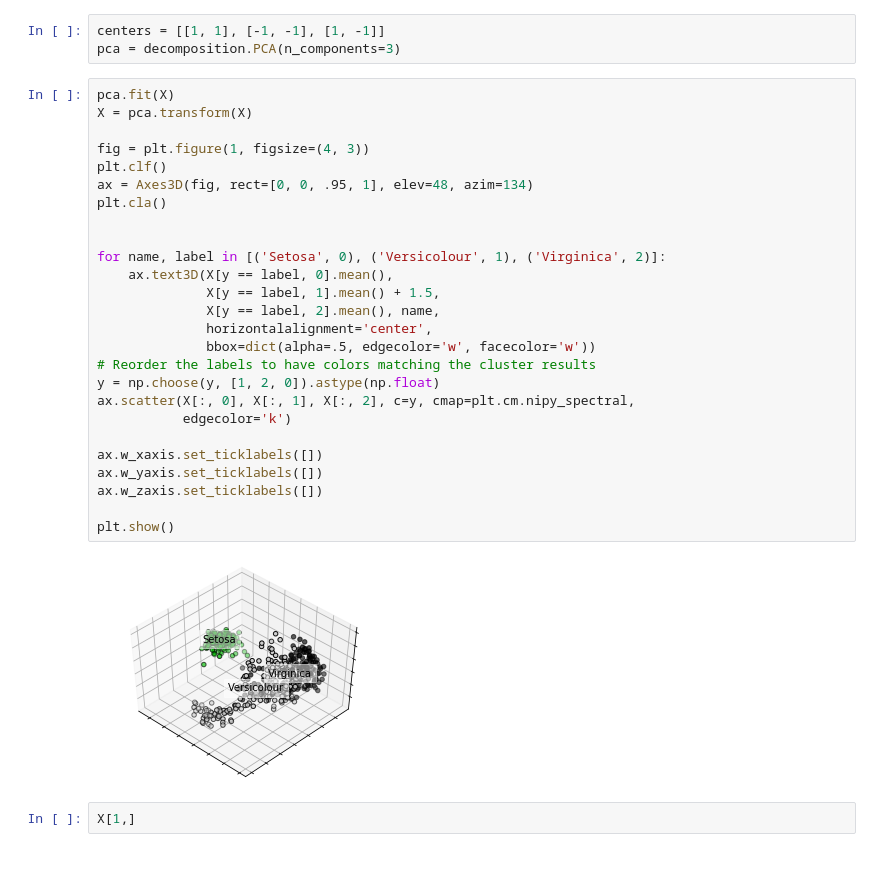
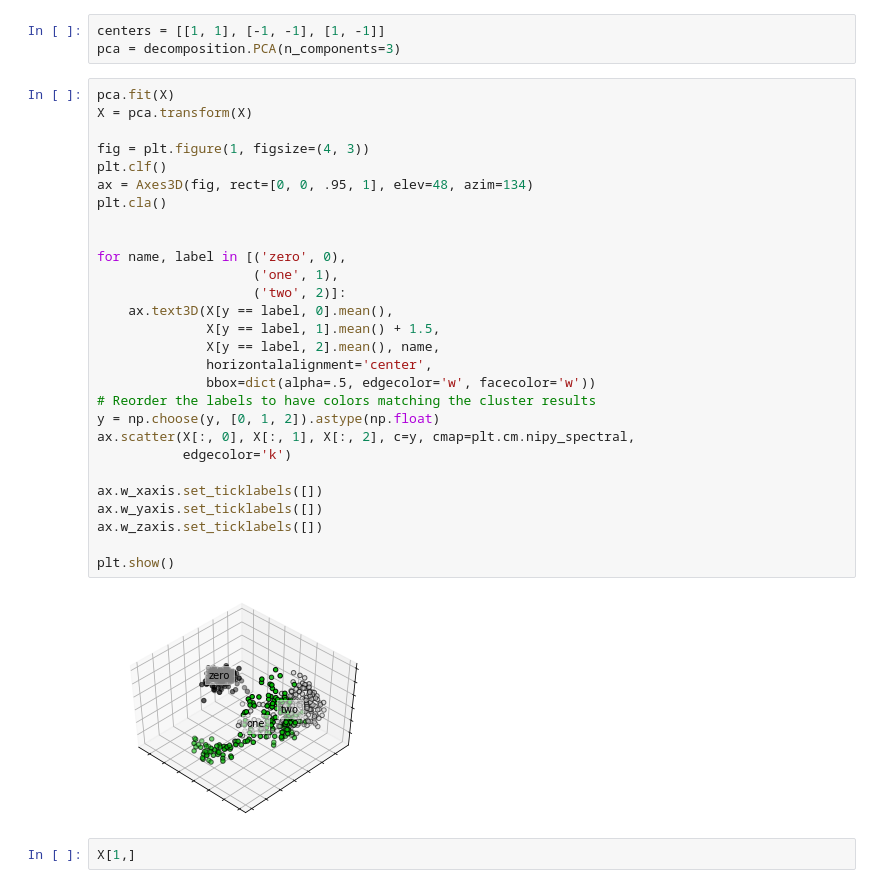
Before and after one commit to var0220/ML100Days, a Jupyter notebook: homework/Day_059_HW.ipynb, the cells around one changed output. Saved outputs shown, nothing was run; the diff lists cells and outputs as text.

```diff
--- a/homework/Day_059_HW.ipynb
+++ b/homework/Day_059_HW.ipynb
@@ -26,31 +26,33 @@ pca = decomposition.PCA(n_components=3)
 # %%
 pca.fit(X)
 X = pca.transform(X)
 
 fig = plt.figure(1, figsize=(4, 3))
 plt.clf()
 ax = Axes3D(fig, rect=[0, 0, .95, 1], elev=48, azim=134)
 plt.cla()
 
 
-for name, label in [('Setosa', 0), ('Versicolour', 1), ('Virginica', 2)]:
+for name, label in [('zero', 0),
+                    ('one', 1),
+                    ('two', 2)]:
     ax.text3D(X[y == label, 0].mean(),
               X[y == label, 1].mean() + 1.5,
               X[y == label, 2].mean(), name,
               horizontalalignment='center',
               bbox=dict(alpha=.5, edgecolor='w', facecolor='w'))
 # Reorder the labels to have colors matching the cluster results
-y = np.choose(y, [1, 2, 0]).astype(np.float)
+y = np.choose(y, [0, 1, 2]).astype(np.float)
 ax.scatter(X[:, 0], X[:, 1], X[:, 2], c=y, cmap=plt.cm.nipy_spectral,
            edgecolor='k')
 
 ax.w_xaxis.set_ticklabels([])
 ax.w_yaxis.set_ticklabels([])
 ax.w_zaxis.set_ticklabels([])
 
 plt.show()
 # %% [output]
-[figure, old version]
+[figure, new version]
 # %%
 X[1,]
 # %% [output]
```
Also changed, not shown: 1 other file.
